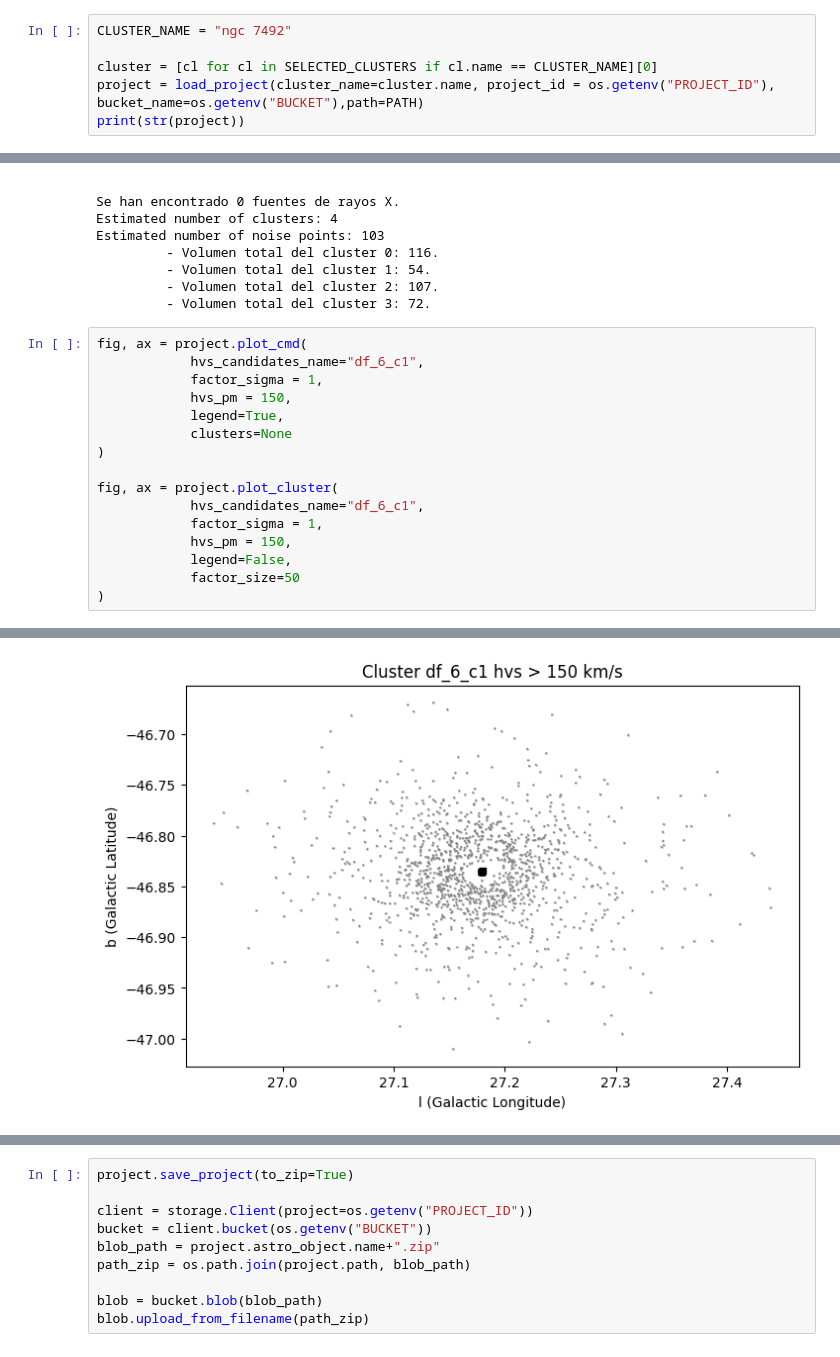
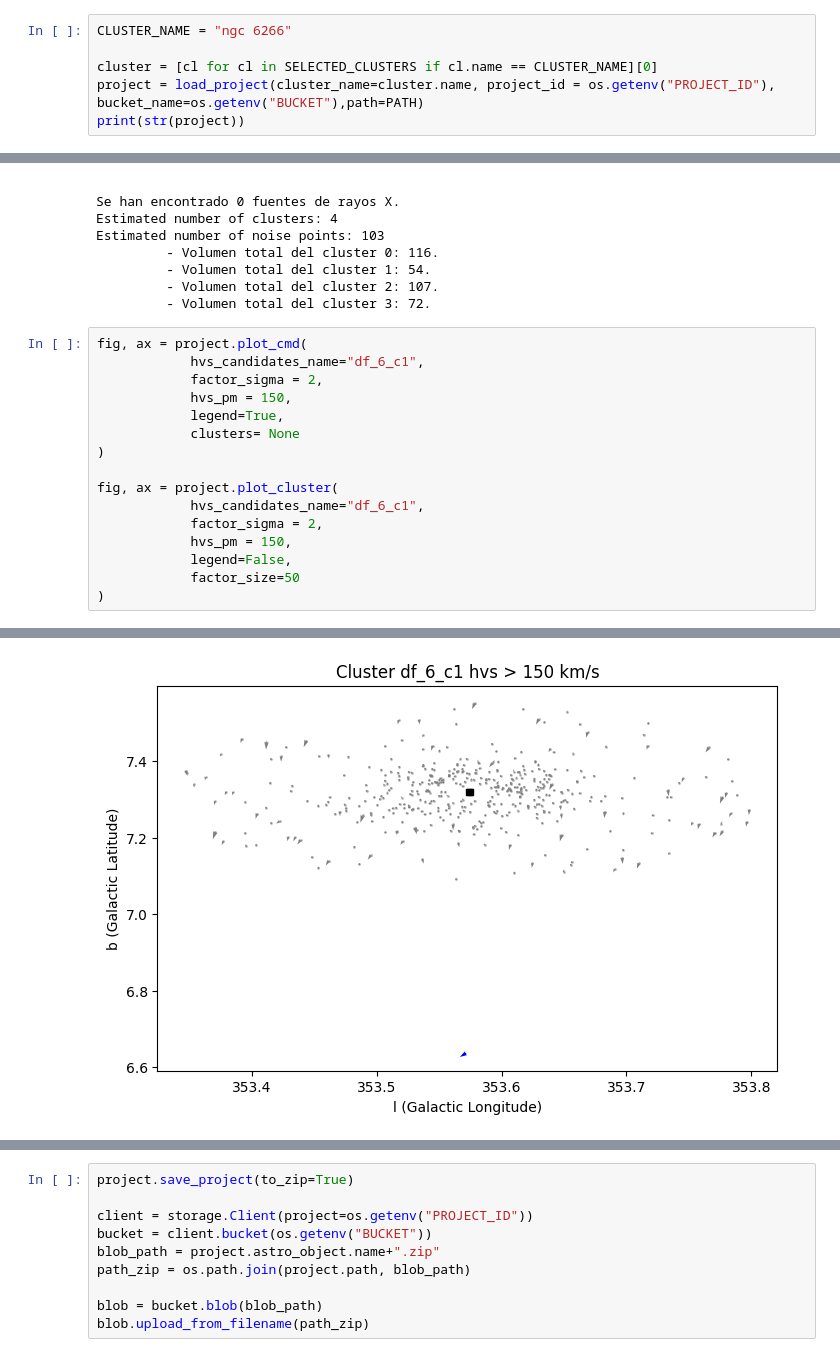
Before and after one commit to santhiperbolico/tfm-ucm-code, a Jupyter notebook: notebooks/Analisis_DR3.ipynb, the cells around one changed output, grey strips where cells are left out. Saved outputs shown, nothing was run; the diff lists cells and outputs as text.

```diff
--- a/notebooks/Analisis_DR3.ipynb
+++ b/notebooks/Analisis_DR3.ipynb
@@ -137,7 +141,7 @@ df_clusters
 # %% [markdown]
 ## Resultados DR3
 # %%
-CLUSTER_NAME = "ngc 7492"
+CLUSTER_NAME = "ngc 6266"
 
 cluster = [cl for cl in SELECTED_CLUSTERS if cl.name == CLUSTER_NAME][0]
 project = load_project(cluster_name=cluster.name, project_id = os.getenv("PROJECT_ID"), bucket_name=os.getenv("BUCKET"),path=PATH)
@@ -315,15 +318,15 @@ Estimated number of noise points: 103
 # %%
 fig, ax = project.plot_cmd(
             hvs_candidates_name="df_6_c1",
-            factor_sigma = 1,
+            factor_sigma = 2,
             hvs_pm = 150,
             legend=True,
-            clusters=None
+            clusters= None
 )
 
 fig, ax = project.plot_cluster(
             hvs_candidates_name="df_6_c1",
-            factor_sigma = 1,
+            factor_sigma = 2,
             hvs_pm = 150,
             legend=False,
             factor_size=50
@@ -333,2 +336,2 @@ fig, ax = project.plot_cluster(
-[figure, old version]
+[figure, new version]
 # %%
```
Also changed, not shown: parts of 11 cells of this notebook, 7 other files.
